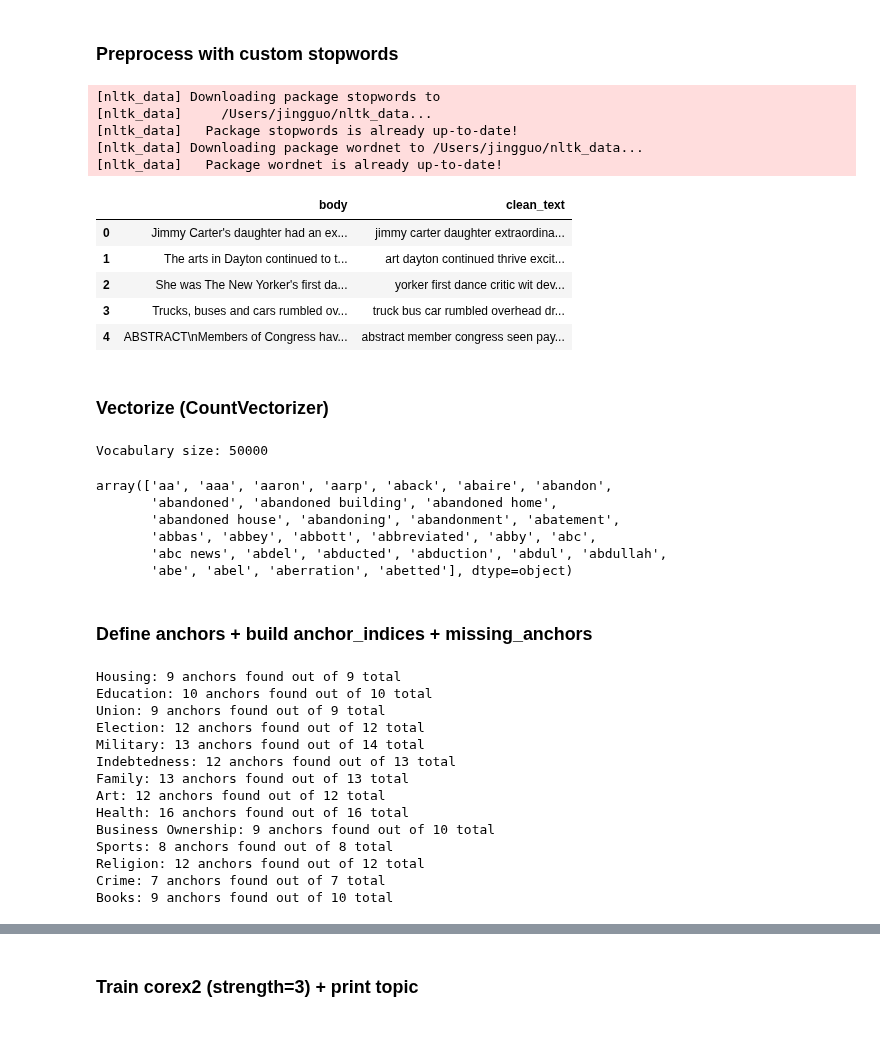
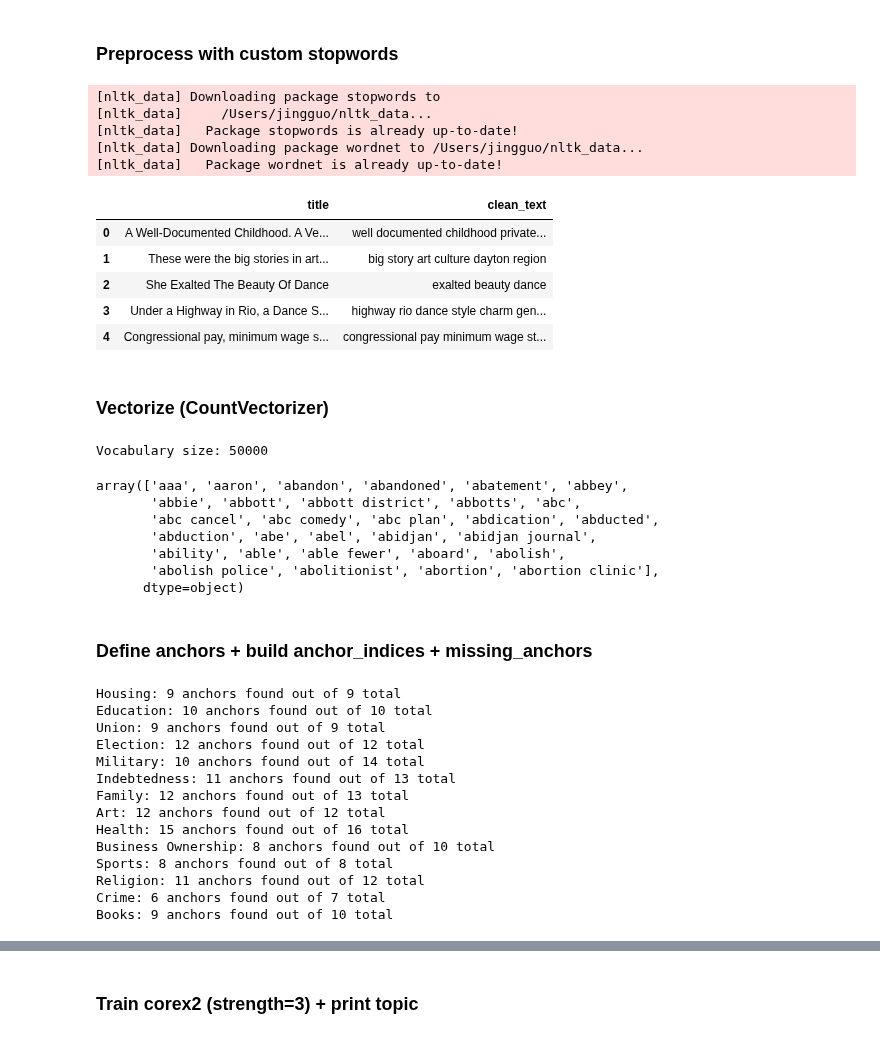
Before and after one commit to laurauguc/working_class_media_analysis, a Jupyter notebook: analysis/2.topic_analaysis/Corex_Guided Topic Modeling.ipynb, the cells around one changed output, grey strips where cells are left out. Cells and saved outputs as stored; diff of their text form; code cells hidden in the pictures.

```diff
--- a/analysis/2.topic_analaysis/Corex_Guided Topic Modeling.ipynb
+++ b/analysis/2.topic_analaysis/Corex_Guided Topic Modeling.ipynb
@@ -60,41 +60,41 @@ custom_stopwords = {
     'week','decade','know','thing','went','far','recent','lately', 'th','around','page','near','section facebook',
     'follow section','twitter nytopinion','nytopinion','facebook twitter','back','like','make','made','see','author'
 
 }
 
 # ---- 2. Merge with NLTK stopwords ----
 stop_words = set(stopwords.words('english')).union(custom_stopwords)
 
 # ---- 3. Lemmatizer ----
 lemmatizer = WordNetLemmatizer()
 
 # ---- 4. Preprocess function ----
 def preprocess(text):
     text = text.lower()
     text = re.sub(r'[^a-z\s]', ' ', text)   # keep letters, spaces
     text = re.sub(r'\s+', ' ', text).strip()
 
     words = text.split()
     words = [lemmatizer.lemmatize(w) for w in words if w not in stop_words]
 
     return ' '.join(words)
 
 # ---- 5. Apply cleaning ----
-data['clean_text'] = data['body'].astype(str).apply(preprocess)
+data['clean_text'] = data['title'].astype(str).apply(preprocess)
 
-data[['body', 'clean_text']].head()
+data[['title', 'clean_text']].head()
 # %% [output]
 [nltk_data] Downloading package stopwords to
 [nltk_data]     /Users/jingguo/nltk_data...
 [nltk_data]   Package stopwords is already up-to-date!
 [nltk_data] Downloading package wordnet to /Users/jingguo/nltk_data...
 [nltk_data]   Package wordnet is already up-to-date!
-|  | body | clean_text |
-| 0 | Jimmy Carter's daughter had an ex... | jimmy carter daughter extraordina... |
-| 1 | The arts in Dayton continued to t... | art dayton continued thrive excit... |
-| 2 | She was The New Yorker's first da... | yorker first dance critic wit dev... |
-| 3 | Trucks, buses and cars rumbled ov... | truck bus car rumbled overhead dr... |
-| 4 | ABSTRACT\nMembers of Congress hav... | abstract member congress seen pay... |
+|  | title | clean_text |
+| 0 | A Well-Documented Childhood. A Ve... | well documented childhood private... |
+| 1 | These were the big stories in art... | big story art culture dayton region |
+| 2 | She Exalted The Beauty Of Dance | exalted beauty dance |
+| 3 | Under a Highway in Rio, a Dance S... | highway rio dance style charm gen... |
+| 4 | Congressional pay, minimum wage s... | congressional pay minimum wage st... |
 # %% [markdown]
 ### Vectorize (CountVectorizer)
 # %%
@@ -116,12 +116,13 @@ print("Vocabulary size:", len(vocab))
 vocab[:30]   # Show the first 30 vocabulary items
 # %% [output]
 Vocabulary size: 50000
-array(['aa', 'aaa', 'aaron', 'aarp', 'aback', 'abaire', 'abandon',
-       'abandoned', 'abandoned building', 'abandoned home',
-       'abandoned house', 'abandoning', 'abandonment', 'abatement',
-       'abbas', 'abbey', 'abbott', 'abbreviated', 'abby', 'abc',
-       'abc news', 'abdel', 'abducted', 'abduction', 'abdul', 'abdullah',
-       'abe', 'abel', 'aberration', 'abetted'], dtype=object)
+array(['aaa', 'aaron', 'abandon', 'abandoned', 'abatement', 'abbey',
+       'abbie', 'abbott', 'abbott district', 'abbotts', 'abc',
+       'abc cancel', 'abc comedy', 'abc plan', 'abdication', 'abducted',
+       'abduction', 'abe', 'abel', 'abidjan', 'abidjan journal',
+       'ability', 'able', 'able fewer', 'aboard', 'abolish',
+       'abolish police', 'abolitionist', 'abortion', 'abortion clinic'],
+      dtype=object)
 # %% [markdown]
 ### Define anchors + build anchor_indices + missing_anchors
 # %%
@@ -148,7 +149,7 @@ anchor_words_dict = {
         'defense', 'troop', 'combat', 'deployment', 'navy','ptsd','active duty','civilian life','war'
     ],
     'Indebtedness': [
-        'debt', 'Indebtedness','struggle', 'credit', 'bankrupt', 'bankruptcy',
+        'debt', 'indebtedness','struggle', 'credit', 'bankrupt', 'bankruptcy',
         'loan', 'foreclosure', 'repayment', 'interest', 'borrower', 'default', 'financial'
     ],
     'Family': [
@@ -198,15 +199,15 @@ Housing: 9 anchors found out of 9 total
 Education: 10 anchors found out of 10 total
 Union: 9 anchors found out of 9 total
 Election: 12 anchors found out of 12 total
-Military: 13 anchors found out of 14 total
-Indebtedness: 12 anchors found out of 13 total
-Family: 13 anchors found out of 13 total
+Military: 10 anchors found out of 14 total
+Indebtedness: 11 anchors found out of 13 total
+Family: 12 anchors found out of 13 total
 Art: 12 anchors found out of 12 total
-Health: 16 anchors found out of 16 total
-Business Ownership: 9 anchors found out of 10 total
+Health: 15 anchors found out of 16 total
+Business Ownership: 8 anchors found out of 10 total
 Sports: 8 anchors found out of 8 total
-Religion: 12 anchors found out of 12 total
-Crime: 7 anchors found out of 7 total
+Religion: 11 anchors found out of 12 total
+Crime: 6 anchors found out of 7 total
 Books: 9 anchors found out of 10 total
 # %%
 # Inspect which anchor words are missing from the vocabulary
```
Also changed, not shown: parts of 8 cells of this notebook.
